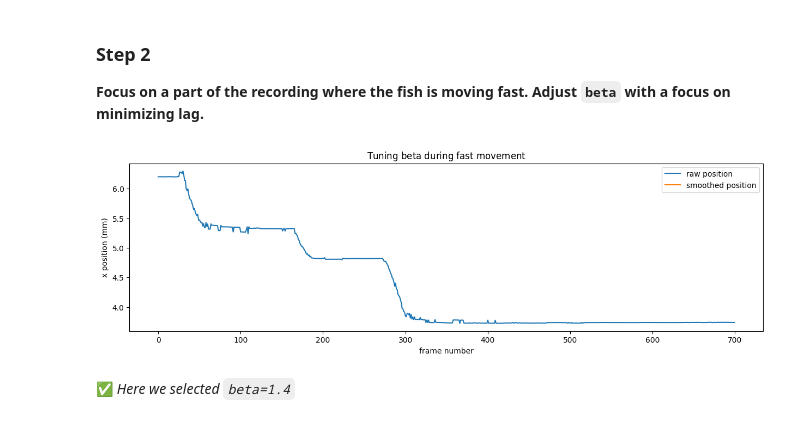
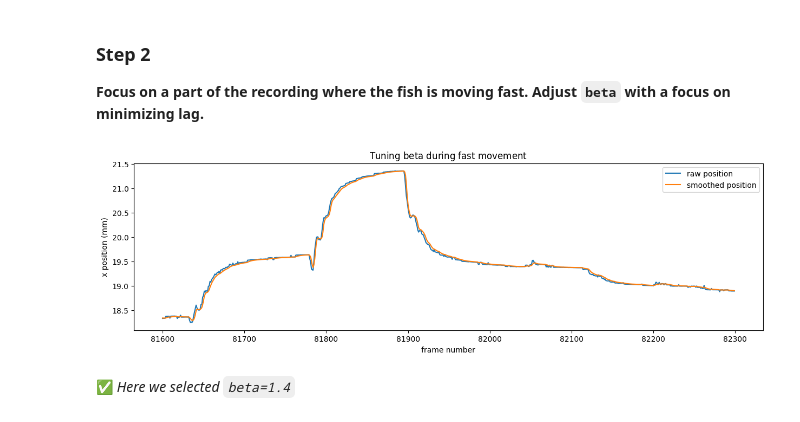
Before and after one commit to orger-lab/megabouts, a Jupyter notebook: docs/source/notebooks/tutorial_Traj_Preprocessing.ipynb, the cells around one changed output. Cells and saved outputs as stored; diff of their text form; code cells hidden in the pictures.

```diff
--- a/docs/source/notebooks/tutorial_Traj_Preprocessing.ipynb
+++ b/docs/source/notebooks/tutorial_Traj_Preprocessing.ipynb
@@ -73,25 +54,3 @@ from megabouts.utils.utils_downsampling import create_downsampling_function
-# %%
-df_recording, fps, mm_per_unit = load_example_data('fulltracking_posture')
-
-
-head_x = df_recording['head_x'].values*mm_per_unit
-head_y = df_recording['head_y'].values*mm_per_unit
-head_yaw = df_recording['head_angle'].values
-tail_angle = df_recording.filter(like='tail_angle').values
-
-fps = 60
-downsampling_f, _, _, _ = create_downsampling_function(fps, 700, len(head_x) * 1000 / 700)
-head_x = downsampling_f(head_x, axis=0)
-head_y = downsampling_f(head_y, axis=0)
-head_yaw = downsampling_f(head_yaw, axis=0)
-tail_angle = downsampling_f(tail_angle, axis=0)
-
-tracking_cfg = TrackingConfig(fps=fps, tracking='full_tracking')
-
-tracking_data = FullTrackingData.from_posture(head_x = head_x,
-                                              head_y = head_y,
-                                              head_yaw = head_yaw,
-                                              tail_angle = tail_angle)
 # %% [markdown]
 ## Run Preprocessing
 # %% [markdown]
@@ -164,21 +128,26 @@ plt.show()
 ### **Step 2**
 
 **Focus on a part of the recording where the fish is moving fast. Adjust `beta` with a focus on minimizing lag.**
+# %%
+traj_preprocessing_cfg = TrajPreprocessingConfig(fps=tracking_cfg.fps,
+                                                 freq_cutoff_min = 10,
+                                                 beta = 1.4)
 # %%
-IdSt = np.random.randint(x.shape[0])
+IdSt = 81600#np.random.randint(x.shape[0])
 Duration = 2*tracking_cfg.fps
 
-x = traj.x
-x_smooth = TrajPreprocessing.one_euro_filter(x,freq_cutoff_min=8,beta=1.4,rate=tracking_cfg.fps)
+x = traj_df_input.x
+traj = TrajPreprocessing(traj_preprocessing_cfg).preprocess_traj_df(traj_df_input)
+x_smooth = traj.df.x_smooth
 
 fig,ax = plt.subplots(1,1,figsize=(15,4),sharex=True)
 ax.set_title('Tuning '+ r'$\text{beta}$'+ ' during fast movement')
 ax.plot(x[IdSt:IdSt+Duration],label='raw position')
 ax.plot(x_smooth[IdSt:IdSt+Duration],label='smoothed position')
 ax.set(xlabel='frame number',ylabel='x position (mm)')
 ax.legend()
 plt.show()
 # %% [output]
-[figure, old version]
+[figure, new version]
 # %% [markdown]
 &#x2705;	*Here we selected `beta=1.4`*
```
Also changed, not shown: parts of 6 cells of this notebook, 15 other files.
